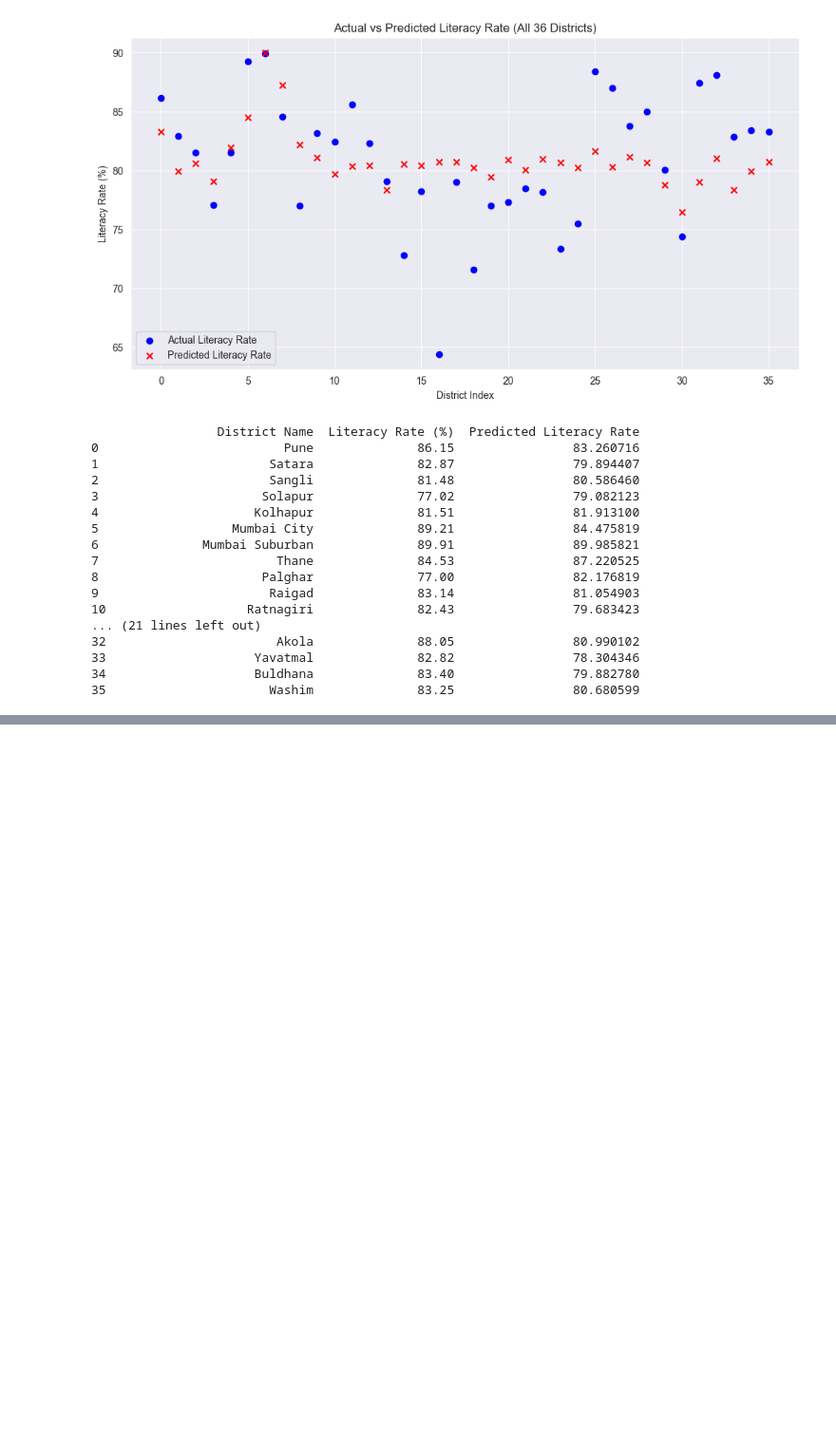
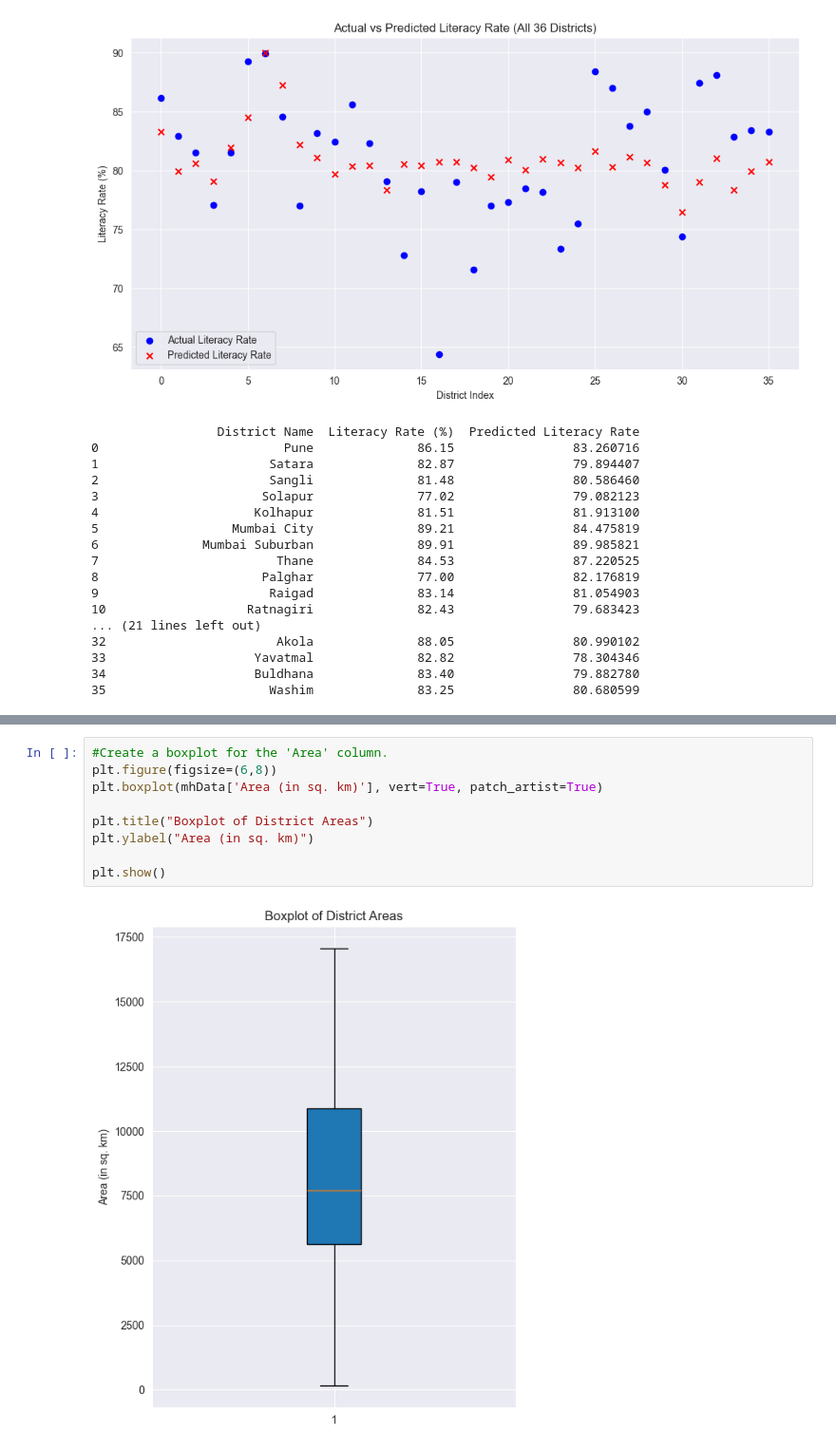
Before and after one commit to mothgharenimish/Maharashtra-Data-Project, a Jupyter notebook: mah.ipynb, the cells around one changed output, grey strips where cells are left out. Shown at 95% size. Drawn from its saved outputs; the diff is of its cells as text; blank space fills up the shorter version.

```diff
--- a/mah.ipynb
+++ b/mah.ipynb
@@ -521,0 +583,11 @@ print(mhData[["District Name", "Literacy Rate (%)", "Predicted Literacy Rate"]])
+# %%
+#Create a boxplot for the 'Area' column.
+plt.figure(figsize=(6,8))
+plt.boxplot(mhData['Area (in sq. km)'], vert=True, patch_artist=True)
+
+plt.title("Boxplot of District Areas")
+plt.ylabel("Area (in sq. km)")
+
+plt.show()
+# %% [output]
+[figure, added]
```
Also changed, not shown: parts of 2 cells of this notebook.
